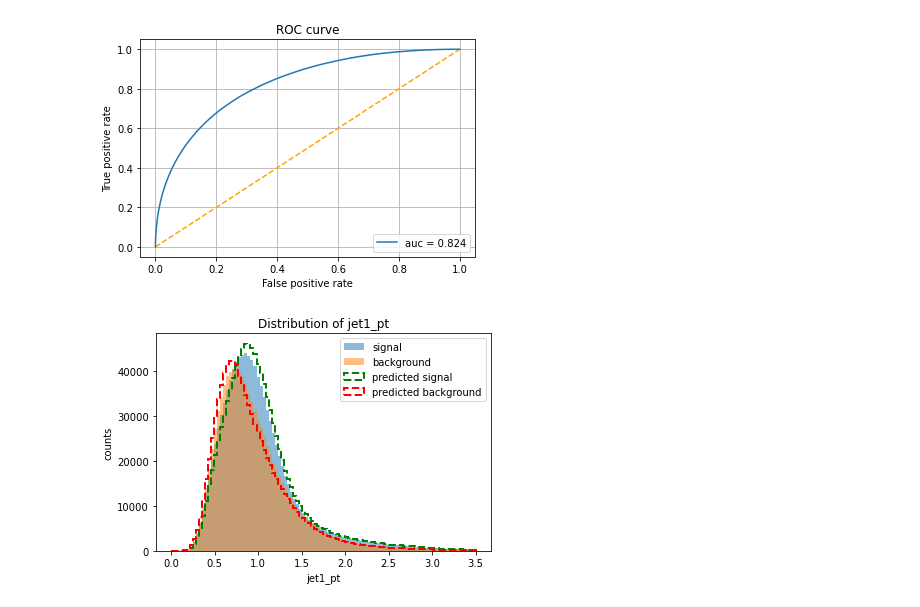
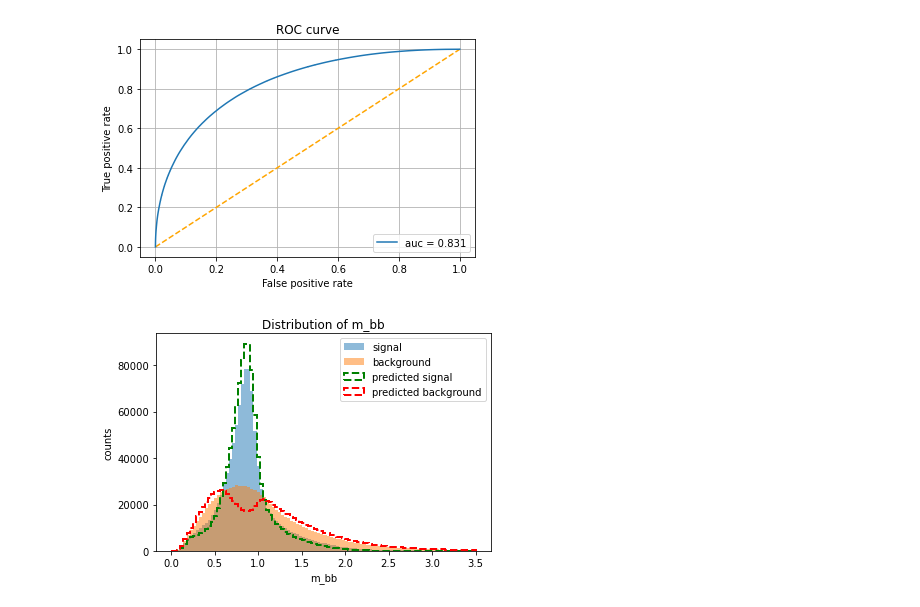
Before and after one commit to marchisi01/MLCourse-2425, a Jupyter notebook: Notebooks/ML_GBT_xgboost.ipynb, the cells around one changed output. Cells and saved outputs as stored; diff of their text form; code cells hidden in the pictures.

```diff
--- a/Notebooks/ML_GBT_xgboost.ipynb
+++ b/Notebooks/ML_GBT_xgboost.ipynb
@@ -64,7 +67,7 @@ print(len(y_train)+len(y_test))
 - do not abuse it or you'll eat up all resources (set it to 5 max)
 # %%
 # DO NOT Use all available cores NJOBS = -1
-NJOBS = 8
+NJOBS = 5
 # %%
 !nproc
 # %% [output]
@@ -190,7 +224,16 @@ param_dist = {
 }
 # %%
 # Set up RandomizedSearchCV
-random_search = RandomizedSearchCV(estimator=xgb_model, param_distributions=param_dist, n_iter=20, scoring='accuracy', cv=3, n_jobs=NJOBS, verbose=1, random_state=42)
+random_search = RandomizedSearchCV(
+    estimator=xgb_model,
+    param_distributions=param_dist,
+    n_iter=20,
+    scoring="accuracy",
+    cv=3,
+    n_jobs=NJOBS,
+    verbose=1,
+    random_state=42,
+)
 # %%
 # Run random search
 %time random_search.fit(x_train, y_train)
@@ -272,22 +317,24 @@ Wall time: 1.12 s
 # %%
-#create train/test set
-y = df.iloc[:, 0] #df with label
-x = df.iloc[: , 1:] #df with all other variables
+# create train/test set
+y = df.iloc[:, 0]  # df with label
+x = df.iloc[:, 1:]  # df with all other variables
 
-x_train, x_test, y_train, y_test = train_test_split(x, y, test_size=0.2, random_state=42)
+x_train, x_test, y_train, y_test = train_test_split(
+    x, y, test_size=0.2, random_state=42
+)
 len(y)
 # %% [output]
 10000000
 # %%
 # Define the XGBoost classifier with multi-core support
 best_gbt = xgb.XGBClassifier(
-    n_estimators=random_search.best_params_['n_estimators'],      # Number of trees
-    max_depth=random_search.best_params_['max_depth'],           # Maximum depth of each tree
-    learning_rate=random_search.best_params_['learning_rate'],     # Learning rate
-    subsample=random_search.best_params_['subsample'],
-    colsample_bytree=random_search.best_params_['colsample_bytree'],
-    n_jobs=NJOBS,             # DO NOT Use all available cores
-    verbosity=1            # Set verbosity level to monitor training progress
+    n_estimators=random_search.best_params_["n_estimators"],  # Number of trees
+    max_depth=random_search.best_params_["max_depth"],  # Maximum depth of each tree
+    learning_rate=random_search.best_params_["learning_rate"],  # Learning rate
+    subsample=random_search.best_params_["subsample"],
+    colsample_bytree=random_search.best_params_["colsample_bytree"],
+    n_jobs=NJOBS,  # DO NOT Use all available cores
+    verbosity=1,  # Set verbosity level to monitor training progress
 )
 # %%
 # Train the model
@@ -333,11 +382,11 @@ drawROC2(y_test, y_scores)
 # %% [output]
 [figure]
 # %%
-#plot signal vs background with prediction
-variable = 'jet1_pt'
+# plot signal vs background with prediction
+variable = "m_bb"
 plotSignalvsBgWithPrediction2(x_test.loc[:, variable], y_test, y_pred)
 # %% [output]
-[figure, old version]
+[figure, new version]
 # %%
 # draw feature importance
 drawFeaturesXgb(x, best_gbt)
```
Also changed, not shown: parts of 26 cells of this notebook.
